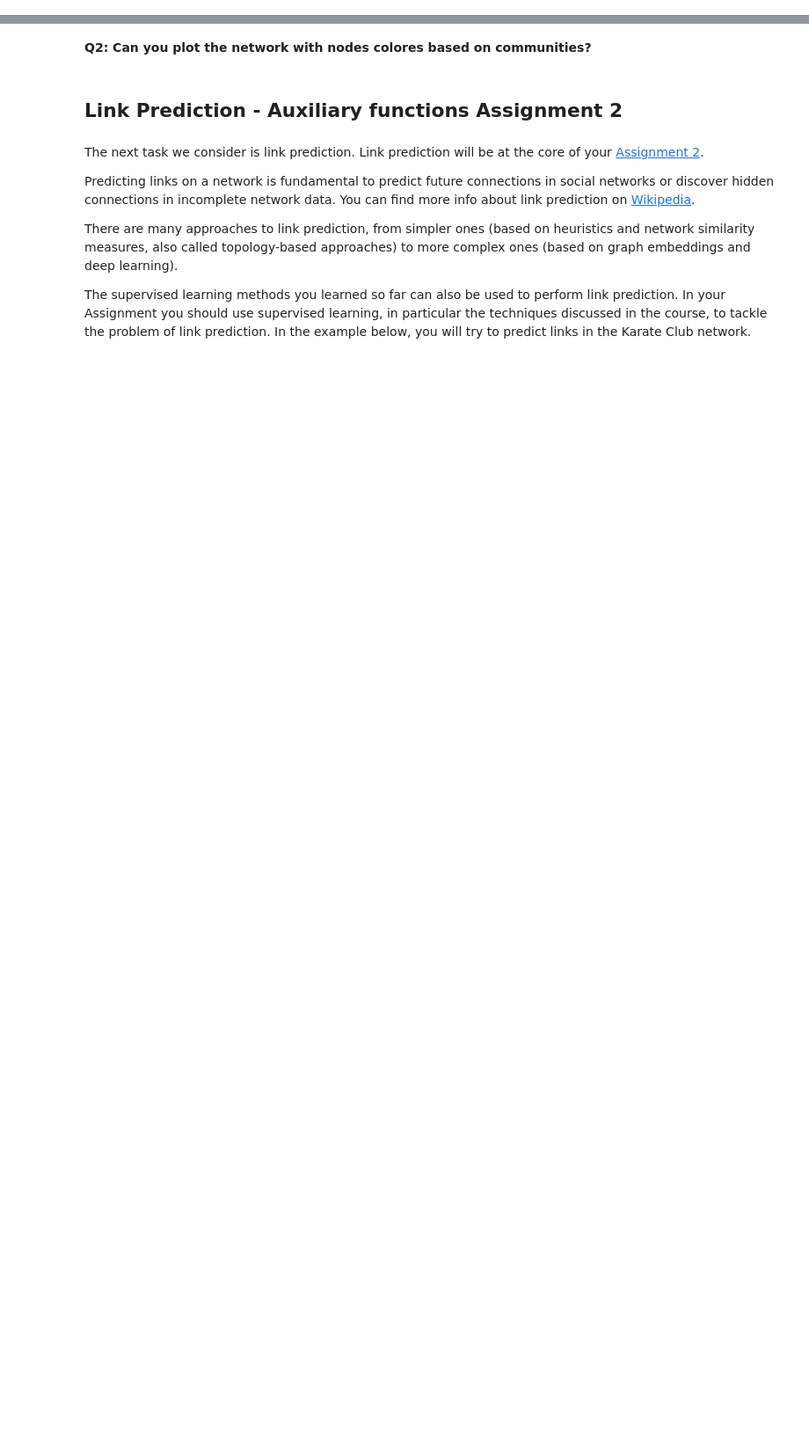
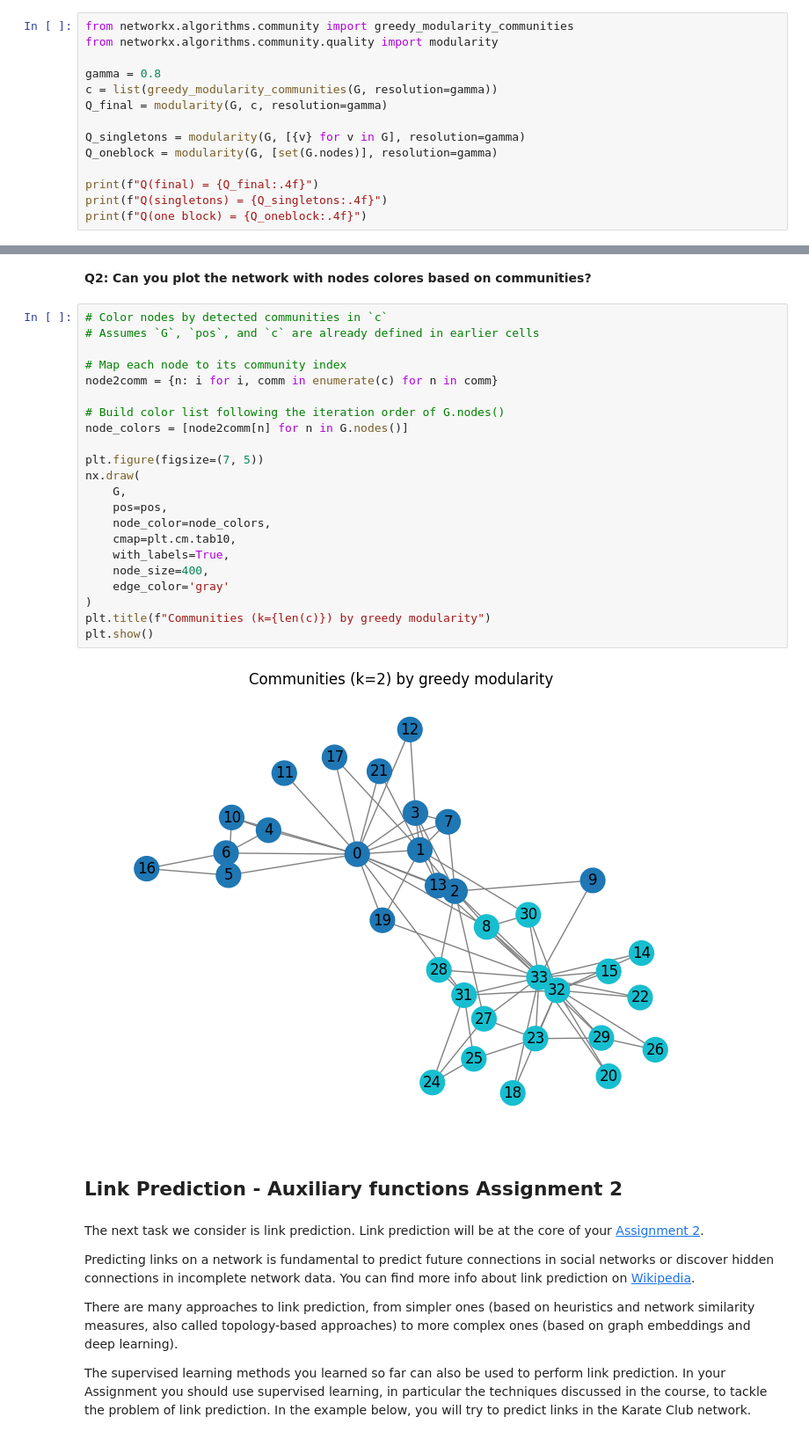
Before and after one commit to ursumarius/Link-predict-social-netw-fairness, a Jupyter notebook: Lab5_Aux_Assignment2.ipynb, the cells around one changed output, grey strips where cells are left out. Shown at 88% size. Cells and saved outputs as stored; diff of their text form; blank space fills up the shorter version.

Commit message:
minimal comm det and link prediction started

```diff
--- a/Lab5_Aux_Assignment2.ipynb
+++ b/Lab5_Aux_Assignment2.ipynb
@@ -40,0 +48,14 @@ sorted(c[0])
+# %%
+from networkx.algorithms.community import greedy_modularity_communities
+from networkx.algorithms.community.quality import modularity
+
+gamma = 0.8
+c = list(greedy_modularity_communities(G, resolution=gamma))
+Q_final = modularity(G, c, resolution=gamma)
+
+Q_singletons = modularity(G, [{v} for v in G], resolution=gamma)
+Q_oneblock = modularity(G, [set(G.nodes)], resolution=gamma)
+
+print(f"Q(final) = {Q_final:.4f}")
+print(f"Q(singletons) = {Q_singletons:.4f}")
+print(f"Q(one block) = {Q_oneblock:.4f}")
@@ -45,5 +74,29 @@ sorted(c[0])
 # %% [markdown]
 **Q2: Can you plot the network with nodes colores based on communities?**
+# %%
+# Color nodes by detected communities in `c`
+# Assumes `G`, `pos`, and `c` are already defined in earlier cells
+
+# Map each node to its community index
+node2comm = {n: i for i, comm in enumerate(c) for n in comm}
+
+# Build color list following the iteration order of G.nodes()
+node_colors = [node2comm[n] for n in G.nodes()]
+
+plt.figure(figsize=(7, 5))
+nx.draw(
+    G,
+    pos=pos,
+    node_color=node_colors,
+    cmap=plt.cm.tab10,
+    with_labels=True,
+    node_size=400,
+    edge_color='gray'
+)
+plt.title(f"Communities (k={len(c)}) by greedy modularity")
+plt.show()
+# %% [output]
+[figure, added]
 # %% [markdown]
 <h2> Link Prediction - Auxiliary functions Assignment 2 </h2>
 # %% [markdown]
```
Also changed, not shown: parts of 20 cells of this notebook, 1 other file.
